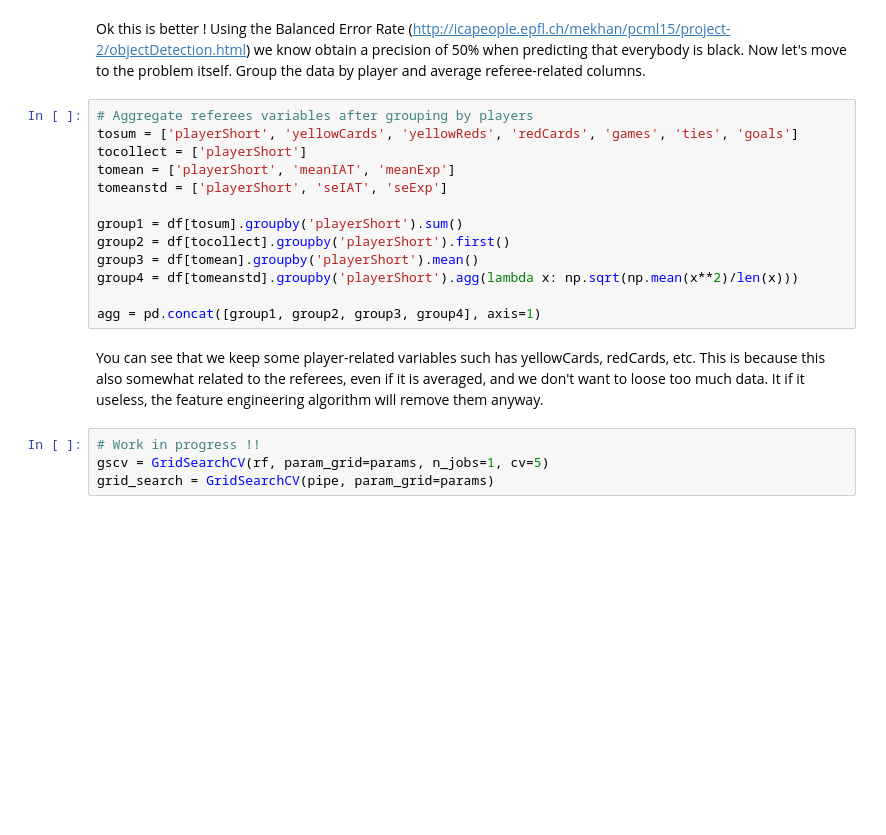
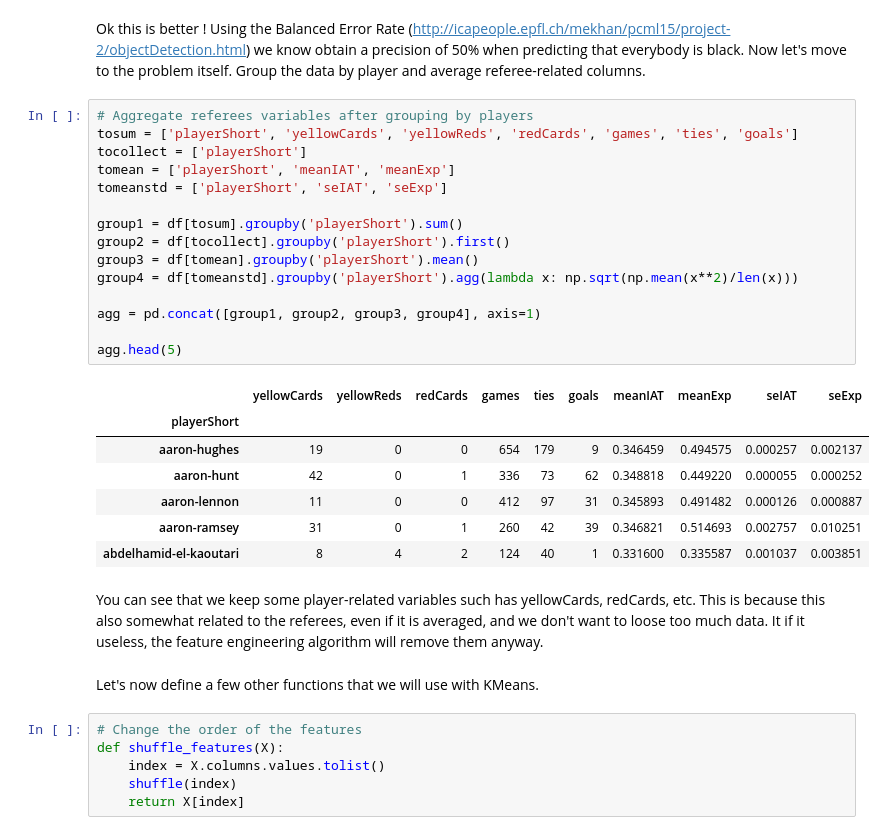
Before and after one commit to Maaarmotte/Ada2016, a Jupyter notebook: 04 - Applied ML/final.ipynb, the cells around one changed output. Drawn from its saved outputs; the diff is of its cells as text; blank space fills up the shorter version.

```diff
--- a/04 - Applied ML/final.ipynb
+++ b/04 - Applied ML/final.ipynb
@@ -317,19 +325,33 @@ Ok this is better ! Using the Balanced Error Rate (http://icapeople.epfl.ch/mekh
 # %%
 # Aggregate referees variables after grouping by players
 tosum = ['playerShort', 'yellowCards', 'yellowReds', 'redCards', 'games', 'ties', 'goals']
 tocollect = ['playerShort']
 tomean = ['playerShort', 'meanIAT', 'meanExp']
 tomeanstd = ['playerShort', 'seIAT', 'seExp']
 
 group1 = df[tosum].groupby('playerShort').sum()
 group2 = df[tocollect].groupby('playerShort').first()
 group3 = df[tomean].groupby('playerShort').mean()
 group4 = df[tomeanstd].groupby('playerShort').agg(lambda x: np.sqrt(np.mean(x**2)/len(x)))
 
 agg = pd.concat([group1, group2, group3, group4], axis=1)
+
+agg.head(5)
+# %% [output]
+|  | yellowCards | yellowReds | redCards | games | ties | goals | meanIAT | meanExp | seIAT | seExp |
+| playerShort |  |  |  |  |  |  |  |  |  |  |
+| aaron-hughes | 19 | 0 | 0 | 654 | 179 | 9 | 0.346459 | 0.494575 | 0.000257 | 0.002137 |
+| aaron-hunt | 42 | 0 | 1 | 336 | 73 | 62 | 0.348818 | 0.449220 | 0.000055 | 0.000252 |
+| aaron-lennon | 11 | 0 | 0 | 412 | 97 | 31 | 0.345893 | 0.491482 | 0.000126 | 0.000887 |
+| aaron-ramsey | 31 | 0 | 1 | 260 | 42 | 39 | 0.346821 | 0.514693 | 0.002757 | 0.010251 |
+| abdelhamid-el-kaoutari | 8 | 4 | 2 | 124 | 40 | 1 | 0.331600 | 0.335587 | 0.001037 | 0.003851 |
 # %% [markdown]
 You can see that we keep some player-related variables such has yellowCards, redCards, etc. This is because this also somewhat related to the referees, even if it is averaged, and we don't want to loose too much data. It if it useless, the feature engineering algorithm will remove them anyway.
-# %%
-# Work in progress !!
-gscv = GridSearchCV(rf, param_grid=params, n_jobs=1, cv=5)
-grid_search = GridSearchCV(pipe, param_grid=params)
+# %% [markdown]
+Let's now define a few other functions that we will use with KMeans.
+# %%
+# Change the order of the features
+def shuffle_features(X):
+    index = X.columns.values.tolist()
+    shuffle(index)
+    return X[index]
```
Also changed, not shown: parts of 25 cells of this notebook.
